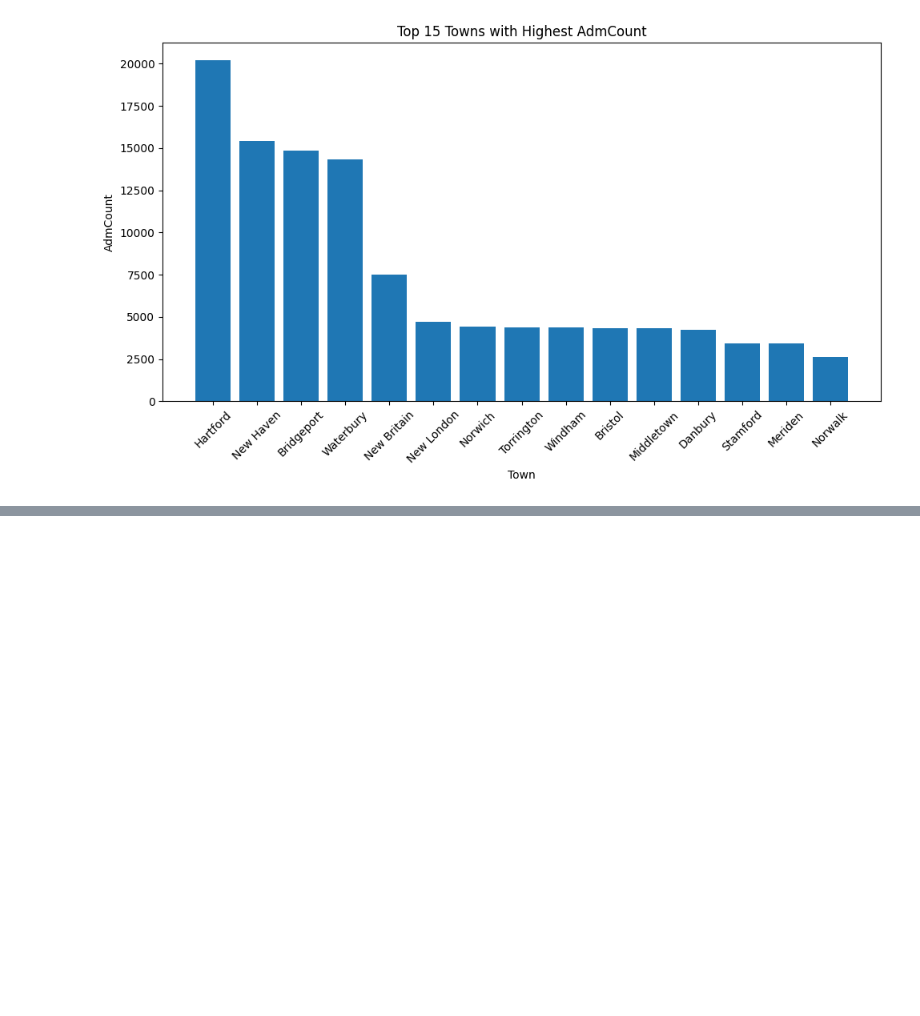
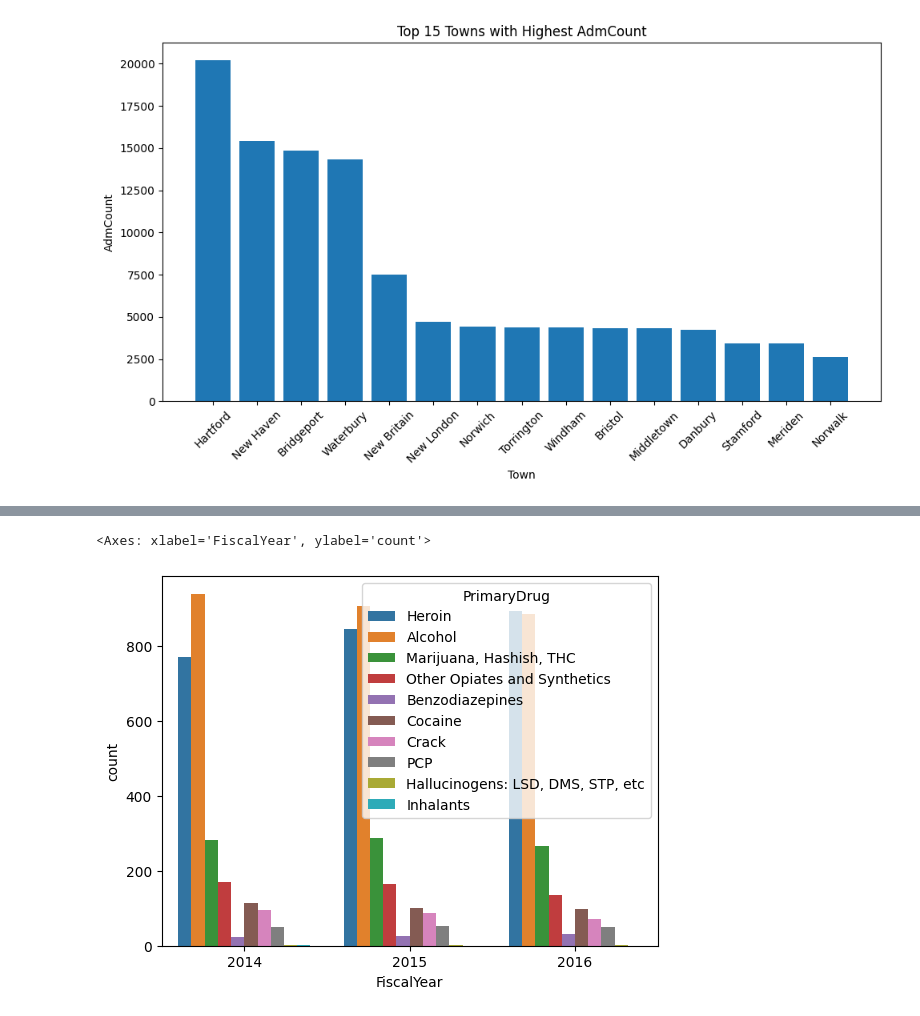
Before and after one commit to s4rdar/Drug-use-cases-in-USA-2014-2016, a Jupyter notebook: Analysis.ipynb, the cells around one changed output, grey strips where cells are left out. Saved outputs shown, nothing was run; the diff lists cells and outputs as text; code cells hidden in the pictures; blank space fills up the shorter version.

```diff
--- a/Analysis.ipynb
+++ b/Analysis.ipynb
@@ -126,0 +143,5 @@ plt.show()
+# %%
+seb.countplot(data=df,x="FiscalYear",hue="PrimaryDrug")
+# %% [output]
+<Axes: xlabel='FiscalYear', ylabel='count'>
+[figure, added]
```
Also changed, not shown: parts of 3 cells of this notebook.
